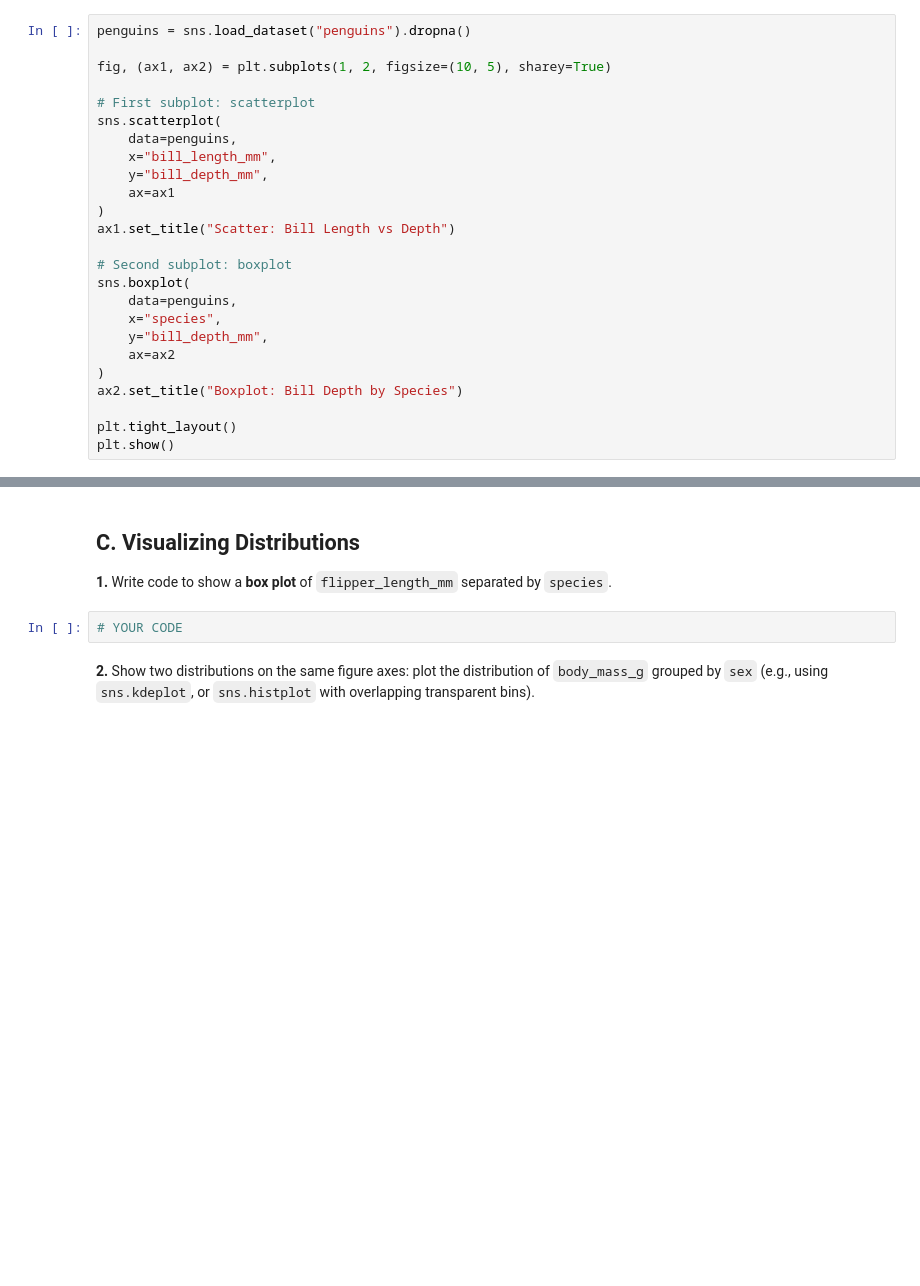
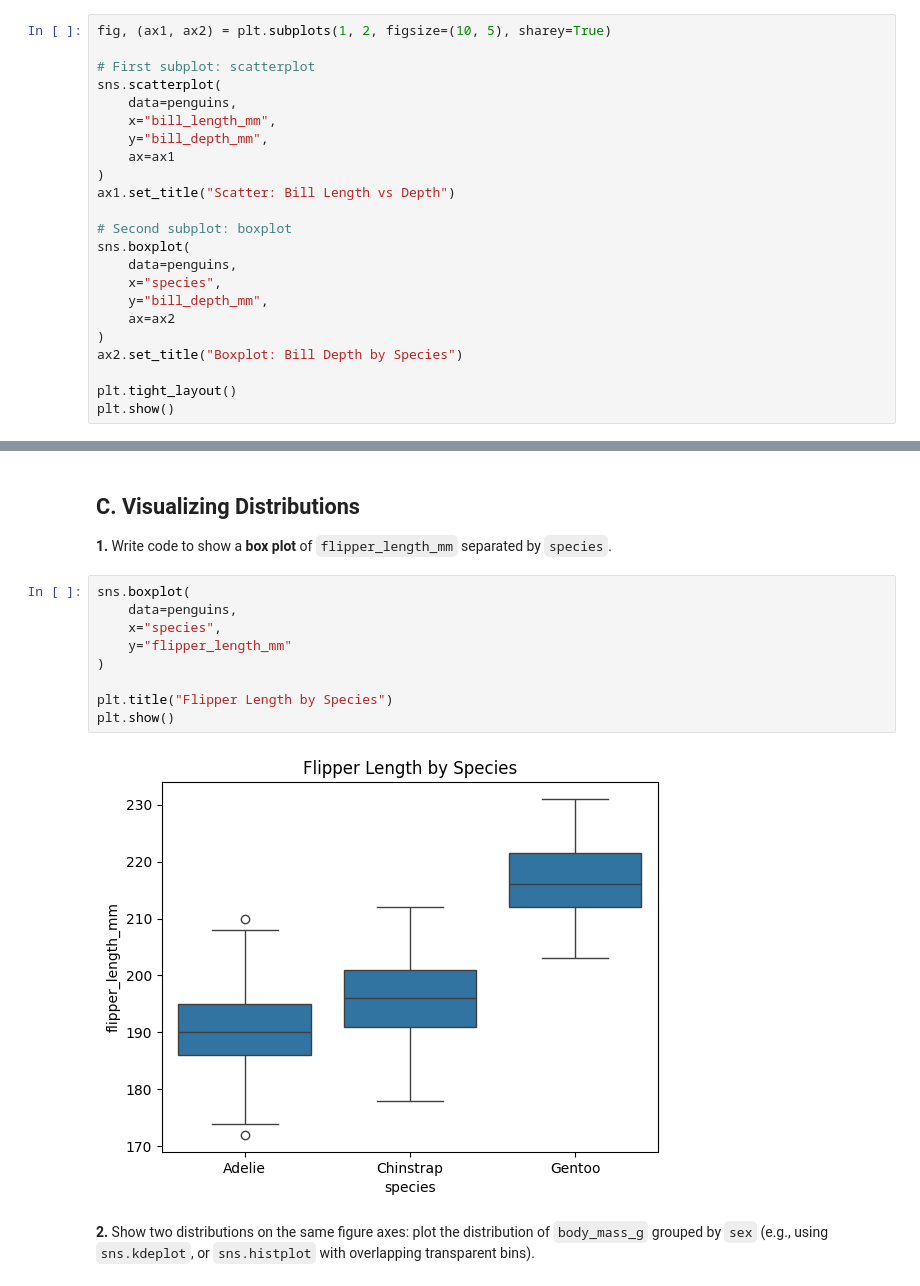
Before and after one commit to ibtihalalf/Exercises1, a Jupyter notebook: Week2/M3/m3_2_exercise.ipynb, the cells around one changed output, grey strips where cells are left out. Cells and saved outputs as stored; diff of their text form; blank space fills up the shorter version.

```diff
--- a/Week2/M3/m3_2_exercise.ipynb
+++ b/Week2/M3/m3_2_exercise.ipynb
@@ -69,8 +69,6 @@ plt.show()
 - Plot a boxplot (or another axes-level plot of your choice) of `bill_length_mm` by `species` on the second axes (`ax2`).
 - Make sure to use `sharey=True` (or `sharex=True`) where appropriate so the subplots are linked on the shared dimension.
 # %%
-penguins = sns.load_dataset("penguins").dropna()
-
 fig, (ax1, ax2) = plt.subplots(1, 2, figsize=(10, 5), sharey=True)
 
 # First subplot: scatterplot
@@ -99,8 +97,17 @@ plt.show()
 ## C. Visualizing Distributions
 
 **1.** Write code to show a **box plot** of `flipper_length_mm` separated by `species`.
-# %%
-# YOUR CODE
+# %%
+sns.boxplot(
+    data=penguins,
+    x="species",
+    y="flipper_length_mm"
+)
+
+plt.title("Flipper Length by Species")
+plt.show()
+# %% [output]
+[figure, added]
 # %% [markdown]
 
 
```
Also changed, not shown: parts of 10 cells of this notebook.
